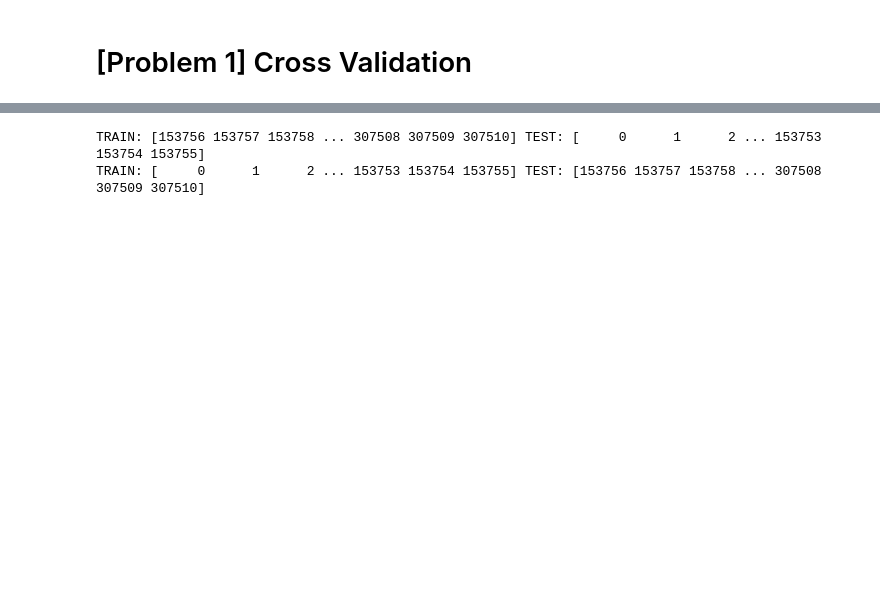
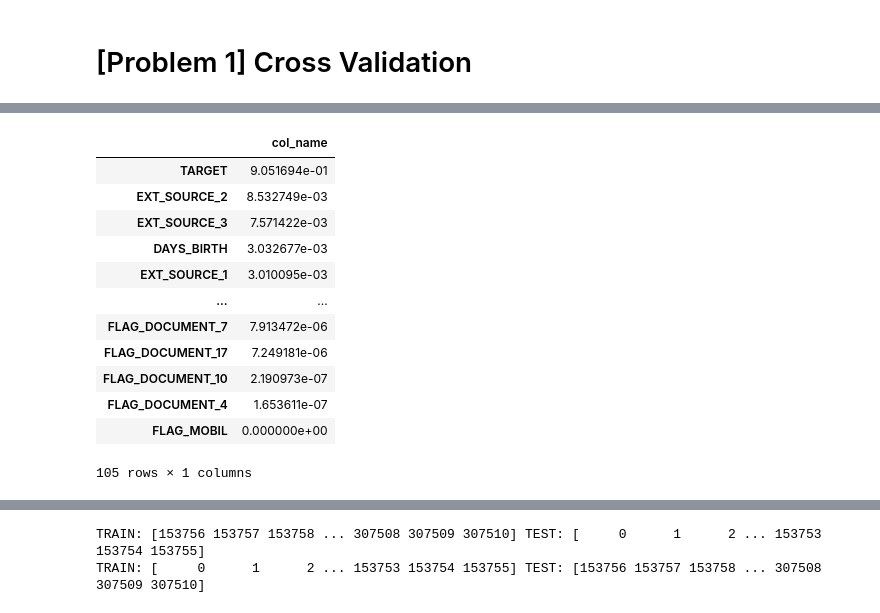
Before and after one commit to pafernannapi18/GithubIntro, a Jupyter notebook: 18Assignment.ipynb, the cells around one changed output, grey strips where cells are left out. Saved outputs shown, nothing was run; the diff lists cells and outputs as text; code cells hidden in the pictures; blank space fills up the shorter version.

```diff
--- a/18Assignment.ipynb
+++ b/18Assignment.ipynb
@@ -40,0 +94,27 @@ kf = KFold(n_splits = 2)
+# %%
+# Separated them into variables
+#lets check which features are important
+
+X = cleaned_df.drop(['TARGET'], axis=1)
+X = cleaned_df.drop(['SK_ID_CURR'], axis=1)
+X = cleaned_df.drop(['FLAG_DOCUMENT_10'], axis=1)
+X = cleaned_df.drop(['FLAG_DOCUMENT_12'], axis=1)
+y = cleaned_df['TARGET']
+clf = ExtraTreesClassifier()
+clf = clf.fit(X, y)
+#clf.feature_importances_
+pd.DataFrame({'col_name': clf.feature_importances_}, index=X.columns).sort_values(by='col_name', ascending=False)
+# %% [output]
+|  | col_name |
+| TARGET | 9.051694e-01 |
+| EXT_SOURCE_2 | 8.532749e-03 |
+| EXT_SOURCE_3 | 7.571422e-03 |
+| DAYS_BIRTH | 3.032677e-03 |
+| EXT_SOURCE_1 | 3.010095e-03 |
+| ... | ... |
+| FLAG_DOCUMENT_7 | 7.913472e-06 |
+| FLAG_DOCUMENT_17 | 7.249181e-06 |
+| FLAG_DOCUMENT_10 | 2.190973e-07 |
+| FLAG_DOCUMENT_4 | 1.653611e-07 |
+| FLAG_MOBIL | 0.000000e+00 |
+105 rows × 1 columns
```
Also changed, not shown: parts of 31 cells of this notebook.
